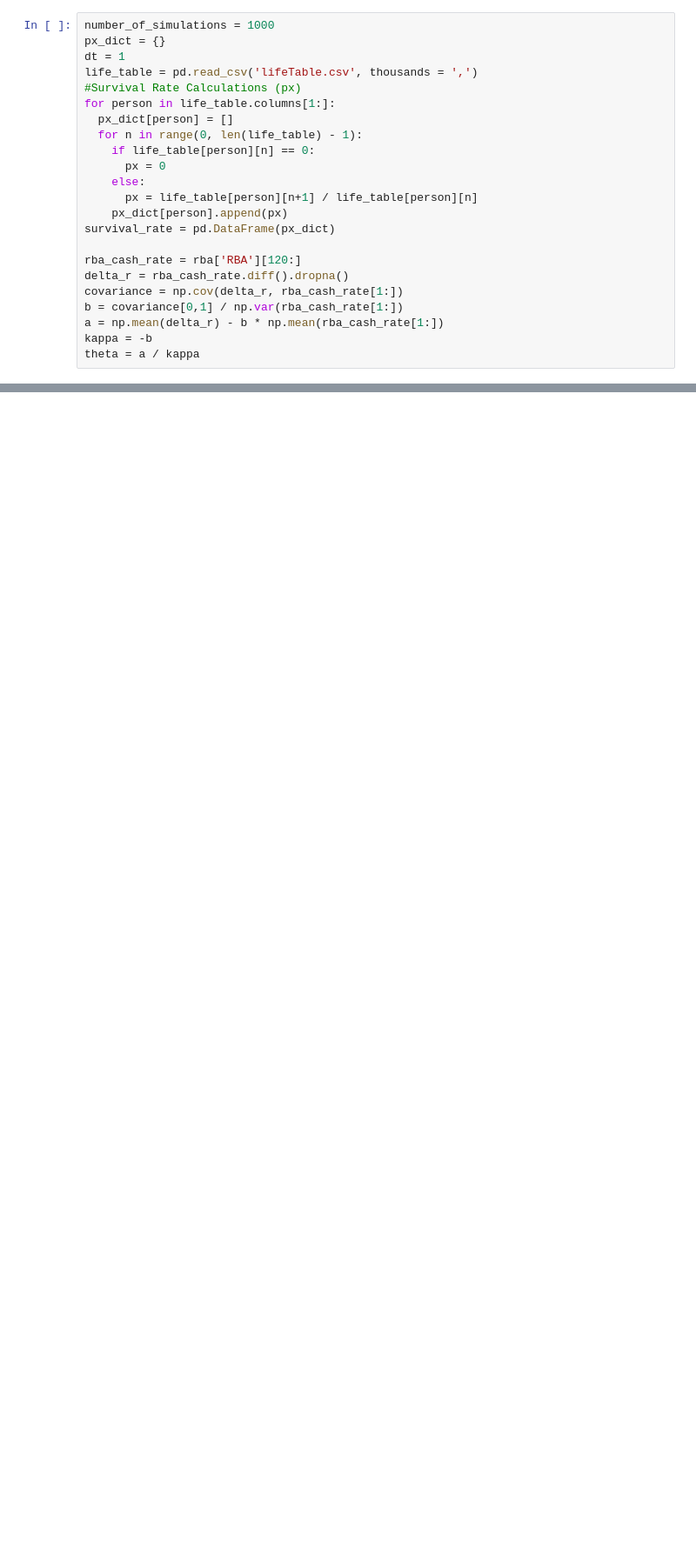
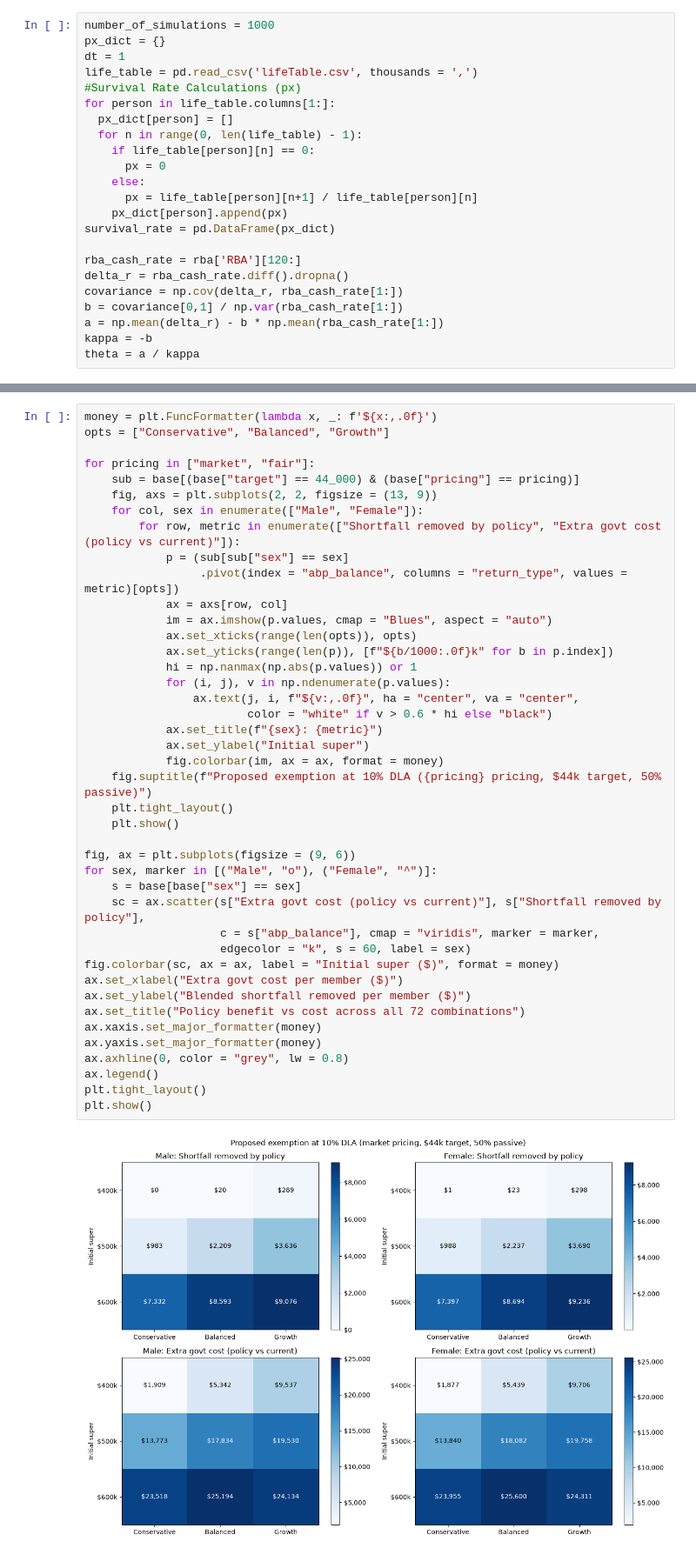
Before and after one commit to bennguyen9034/dla_monte_carlo, a Jupyter notebook: simulations.ipynb, the cells around one changed output, grey strips where cells are left out. Shown at 87% size. Saved outputs shown, nothing was run; the diff lists cells and outputs as text; blank space fills up the shorter version.

```diff
--- a/simulations.ipynb
+++ b/simulations.ipynb
@@ -1089,0 +1235,44 @@ Error:
+# %%
+money = plt.FuncFormatter(lambda x, _: f'${x:,.0f}')
+opts = ["Conservative", "Balanced", "Growth"]
+
+for pricing in ["market", "fair"]:
+    sub = base[(base["target"] == 44_000) & (base["pricing"] == pricing)]
+    fig, axs = plt.subplots(2, 2, figsize = (13, 9))
+    for col, sex in enumerate(["Male", "Female"]):
+        for row, metric in enumerate(["Shortfall removed by policy", "Extra govt cost (policy vs current)"]):
+            p = (sub[sub["sex"] == sex]
+                 .pivot(index = "abp_balance", columns = "return_type", values = metric)[opts])
+            ax = axs[row, col]
+            im = ax.imshow(p.values, cmap = "Blues", aspect = "auto")
+            ax.set_xticks(range(len(opts)), opts)
+            ax.set_yticks(range(len(p)), [f"${b/1000:.0f}k" for b in p.index])
+            hi = np.nanmax(np.abs(p.values)) or 1
+            for (i, j), v in np.ndenumerate(p.values):
+                ax.text(j, i, f"${v:,.0f}", ha = "center", va = "center",
+                        color = "white" if v > 0.6 * hi else "black")
+            ax.set_title(f"{sex}: {metric}")
+            ax.set_ylabel("Initial super")
+            fig.colorbar(im, ax = ax, format = money)
+    fig.suptitle(f"Proposed exemption at 10% DLA ({pricing} pricing, $44k target, 50% passive)")
+    plt.tight_layout()
+    plt.show()
+
+fig, ax = plt.subplots(figsize = (9, 6))
+for sex, marker in [("Male", "o"), ("Female", "^")]:
+    s = base[base["sex"] == sex]
+    sc = ax.scatter(s["Extra govt cost (policy vs current)"], s["Shortfall removed by policy"],
+                    c = s["abp_balance"], cmap = "viridis", marker = marker,
+                    edgecolor = "k", s = 60, label = sex)
+fig.colorbar(sc, ax = ax, label = "Initial super ($)", format = money)
+ax.set_xlabel("Extra govt cost per member ($)")
+ax.set_ylabel("Blended shortfall removed per member ($)")
+ax.set_title("Policy benefit vs cost across all 72 combinations")
+ax.xaxis.set_major_formatter(money)
+ax.yaxis.set_major_formatter(money)
+ax.axhline(0, color = "grey", lw = 0.8)
+ax.legend()
+plt.tight_layout()
+plt.show()
+# %% [output]
+[figure, added]
```
Also changed, not shown: parts of 22 cells of this notebook, 1 other file.
